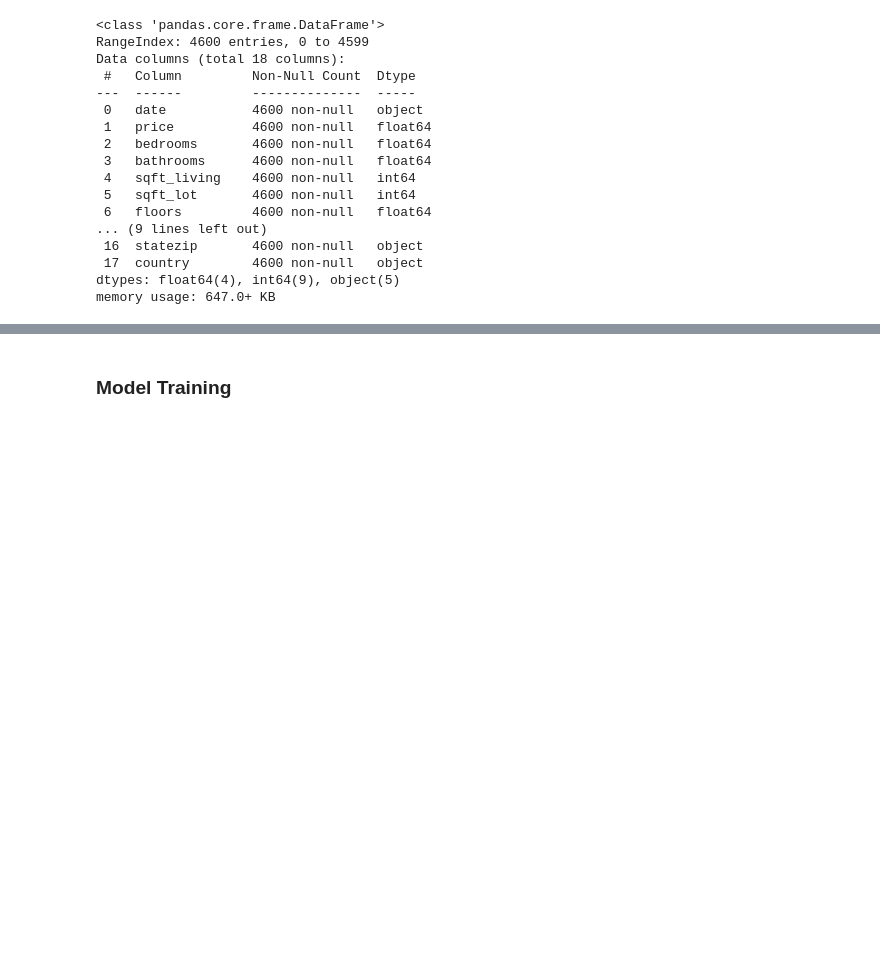
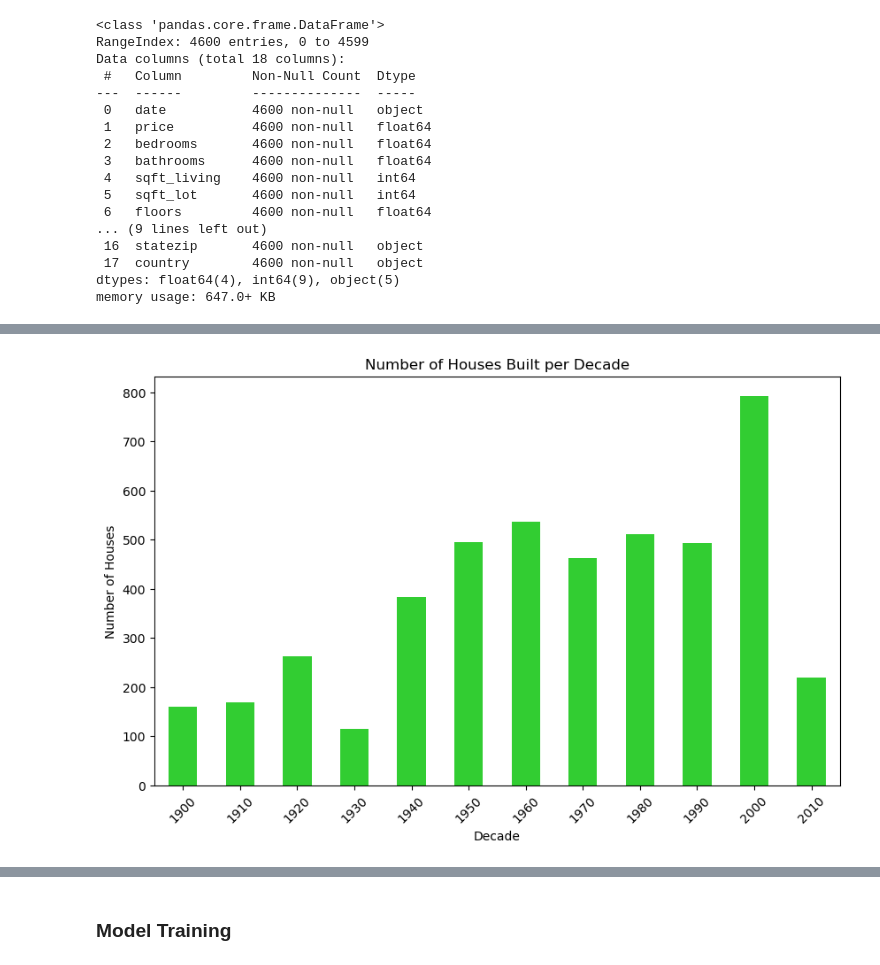
Before and after one commit to uruha8Rushia/house-price-prediction, a Jupyter notebook: hpp.ipynb, the cells around one changed output, grey strips where cells are left out. Cells and saved outputs as stored; diff of their text form; code cells hidden in the pictures; blank space fills up the shorter version.

```diff
--- a/hpp.ipynb
+++ b/hpp.ipynb
@@ -104,7 +102,9 @@ data.describe()
 | 75% | 6.549625e+05 | 4.000000 | 2.500000 | 2620.000000 | 1.100125e+04 | 2.000000 | 0.000000 | 0.000000 | 4.000000 | ... |
 | max | 2.659000e+07 | 9.000000 | 8.000000 | 13540.000000 | 1.074218e+06 | 3.500000 | 1.000000 | 4.000000 | 5.000000 | ... |
 # %%
-# Extract year from date column
-year_sold = pd.to_datetime(data['date']).dt.year
-year_sold.value_counts()
+# convert 'date' column to datetime data type
+data.date = pd.to_datetime(data.date)
+data["yr_sold"] = data["date"].dt.year
+data.yr_sold.value_counts()
+# all houses were sold in 2014
 # %% [output]
@@ -112,2 +112,6 @@ date
 2014    4600
 Name: count, dtype: int64
+# %%
+# new column 'house_age' to represent age of house at the time of sale
+data['house_age'] = data.yr_sold - data.yr_built
+data.house_age.describe()
@@ -113,0 +143,4 @@ Name: count, dtype: int64
+# %%
+# bedrooms can be integer values
+data['bedrooms'] = data['bedrooms'].astype(int)
+data.bedrooms.value_counts()
@@ -113,0 +196,15 @@ Name: count, dtype: int64
+# %%
+# new columns 'bathroom_full', 'bathroom_half', 'bathroom_quarter' to represent number of full, half and quarter bathrooms
+for index, row in data.iterrows():
+    full = int(row['bathrooms'])
+    remainder = row['bathrooms'] - full
+    half = 0
+    quarter = 0
+    if remainder >= 0.5:
+        half = 1
+        remainder -= 0.5
+    if remainder >= 0.25:
+        quarter = 1
+    data.at[index, 'bathroom_full'] = full
+    data.at[index, 'bathroom_half'] = half
+    data.at[index, 'bathroom_quarter'] = quarter
@@ -113,0 +240,14 @@ Name: count, dtype: int64
+# %%
+# inspect yr_built column by plotting a countplot of houses built per decade
+decades = data.yr_built // 10 * 10
+decade_counts = decades.value_counts().sort_index()
+
+plt.figure(figsize=(10, 6))
+decade_counts.plot(kind='bar', color='limegreen')
+plt.title('Number of Houses Built per Decade')
+plt.xlabel('Decade')
+plt.ylabel('Number of Houses')
+plt.xticks(rotation=45)
+plt.show()
+# %% [output]
+[figure, added]
```
Also changed, not shown: parts of 77 cells of this notebook, 5 other files.
